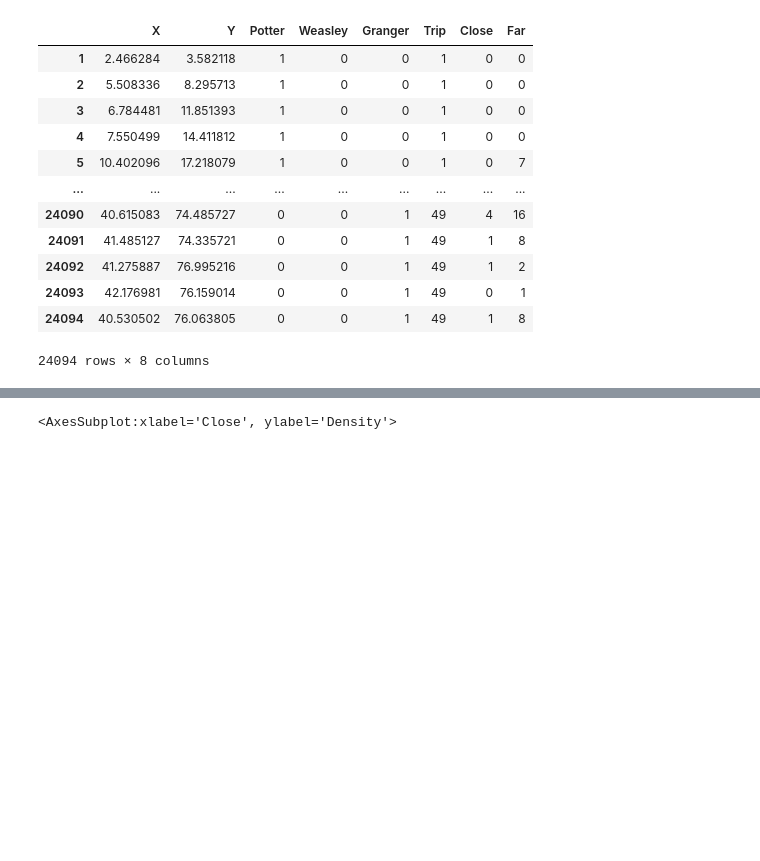
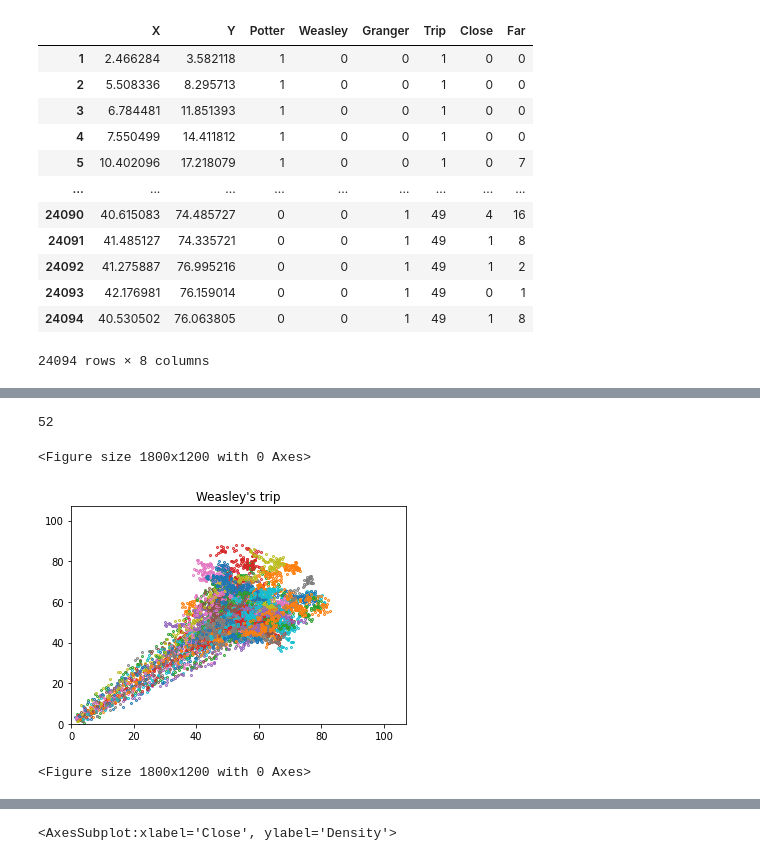
Before and after one commit to BillXSY/VE414, a Jupyter notebook: project/proj.ipynb, the cells around one changed output, grey strips where cells are left out. Cells and saved outputs as stored; diff of their text form; code cells hidden in the pictures; blank space fills up the shorter version.

```diff
--- a/project/proj.ipynb
+++ b/project/proj.ipynb
@@ -25,0 +58,20 @@ df
+# %%
+# weasley's trip
+
+trip_cnt = max(df_weasley['Trip'])
+print(len(df_weasley['Trip'].unique()))
+
+for t in range(len(df_weasley['Trip'].unique())):
+    temp_df = df_weasley.query("Trip == @t")
+    plt.plot(temp_df['X'], temp_df['Y'], 'o', markersize=1.9,linewidth=0.1, markerfacecolor='none')
+
+
+plt.xlim(xmin=0, xmax=107)
+plt.ylim(ymin=0, ymax=107)
+plt.title("Weasley's trip")
+plt.figure(dpi=300)
+# %% [output]
+52
+<Figure size 1800x1200 with 0 Axes>
+[figure, added]
+<Figure size 1800x1200 with 0 Axes>
```
Also changed, not shown: parts of 32 cells of this notebook, 4 other files.
